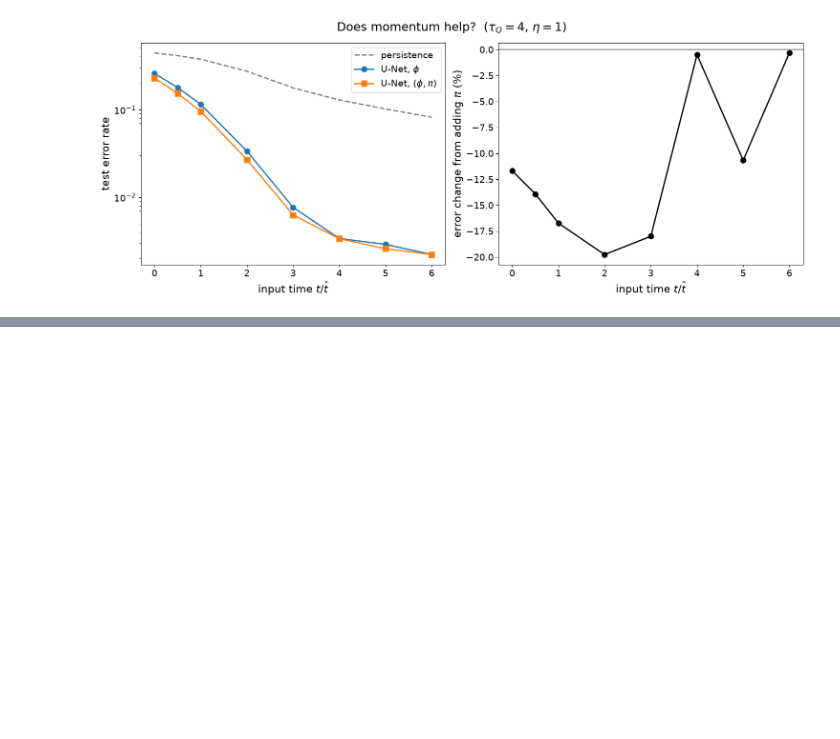
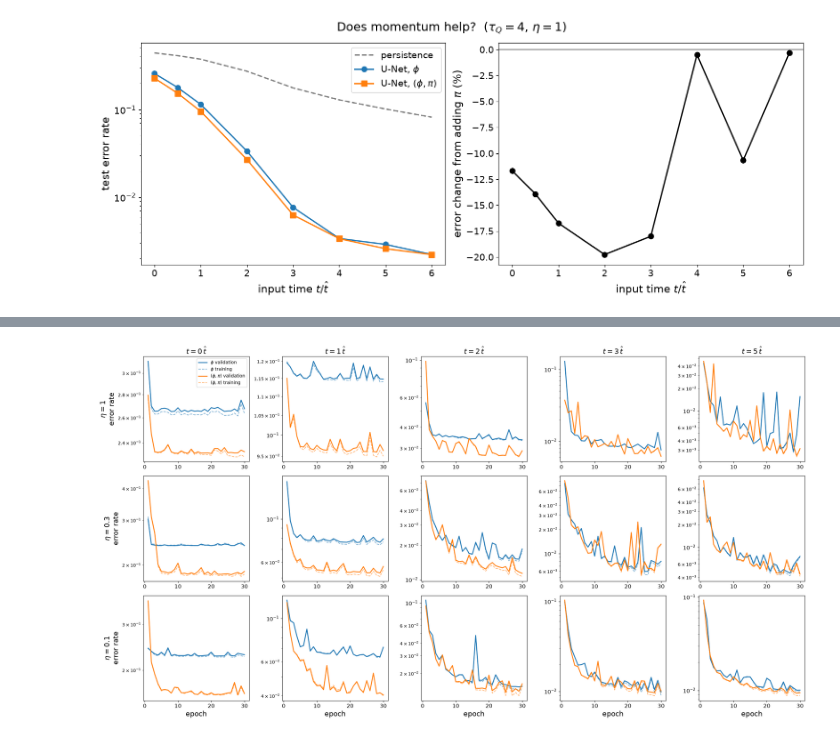
Before and after one commit to KristianMunnikhuis/MachineLearningKZ, a Jupyter notebook: momentum_exp/analysis.ipynb, the cells around one changed output, grey strips where cells are left out. Saved outputs shown, nothing was run; the diff lists cells and outputs as text; code cells hidden in the pictures; blank space fills up the shorter version.

```diff
--- a/momentum_exp/analysis.ipynb
+++ b/momentum_exp/analysis.ipynb
@@ -135,0 +215,34 @@ plt.show()
+# %%
+# ---- inputs ----
+ETAS     = ["1", "0.3", "0.1"]
+T_SHOW   = [0, 1, 2, 3, 5]              # input times to show, units of t_hat
+FONTSIZE = 16
+
+fig, axes = plt.subplots(len(ETAS), len(T_SHOW), figsize=(4.5 * len(T_SHOW), 4 * len(ETAS)), squeeze=False)
+
+for row, eta in enumerate(ETAS):
+    runs = {}
+    for f in glob.glob(f"results_eta{eta}/t*.json"):
+        r = json.load(open(f))
+        runs.setdefault(r["t"], {})[r["channels"]] = r
+
+    for col, t in enumerate(T_SHOW):
+        ax = axes[row, col]
+        for ch, c, lab in [("phi", "C0", r"$\phi$"), ("phi_pi", "C1", r"$(\phi, \pi)$")]:
+            h  = np.array(runs[t][ch]["history"])          # columns: train_loss, val_loss, train_acc, val_acc
+            ep = np.arange(1, len(h) + 1)
+            ax.semilogy(ep, 1 - h[:, 3], "-",  color=c, lw=2, label=f"{lab} validation")
+            ax.semilogy(ep, 1 - h[:, 2], "--", color=c, lw=1.5, alpha=0.6, label=f"{lab} training")
+        ax.tick_params(labelsize=FONTSIZE - 4)
+        if row == 0:
+            ax.set_title(rf"$t = {t:g}\,\hat t$", fontsize=FONTSIZE)
+        if row == len(ETAS) - 1:
+            ax.set_xlabel("epoch", fontsize=FONTSIZE)
+    axes[row, 0].set_ylabel(rf"$\eta = {eta}$" + "\nerror rate", fontsize=FONTSIZE)
+
+axes[0, 0].legend(fontsize=FONTSIZE - 6)
+plt.tight_layout()
+plt.savefig("learning_curves_phi_vs_phipi.png", dpi=150)
+plt.show()
+# %% [output]
+[figure, added]
```
Also changed, not shown: parts of 5 cells of this notebook, 4 other files.
